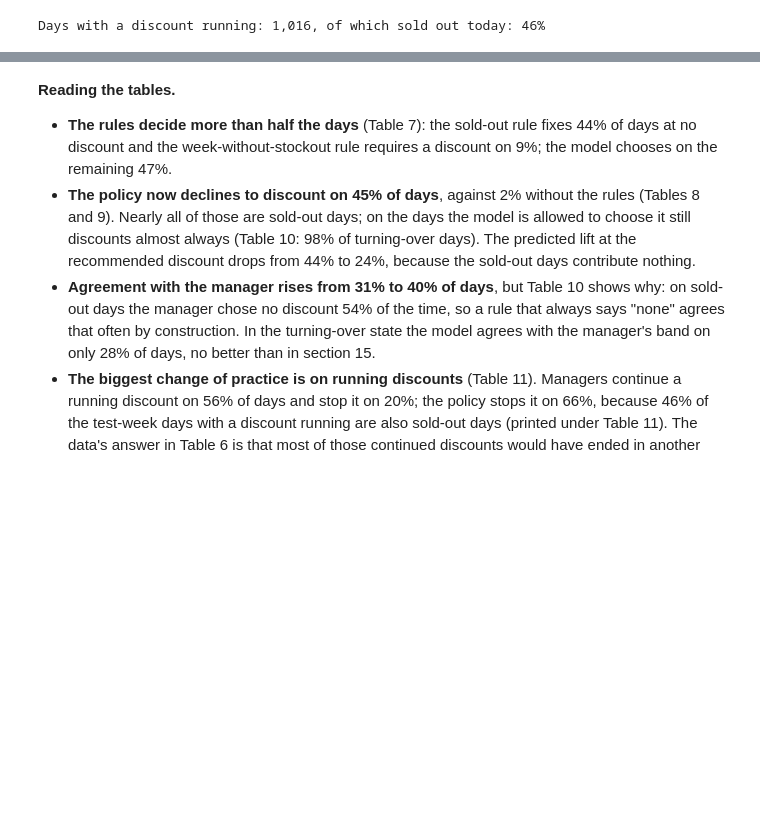
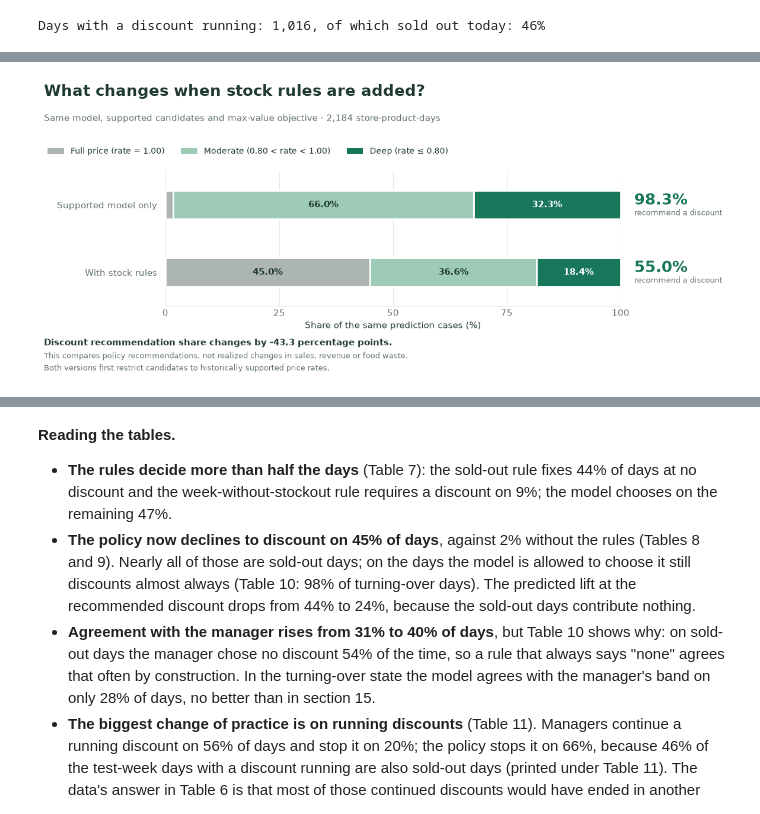
Before and after one commit to Lisayinyy/MAIB_7002, a Jupyter notebook: discount_sales_prediction.ipynb, the cells around one changed output, grey strips where cells are left out. Drawn from its saved outputs; the diff is of its cells as text; code cells hidden in the pictures; blank space fills up the shorter version.

```diff
--- a/discount_sales_prediction.ipynb
+++ b/discount_sales_prediction.ipynb
@@ -1059,0 +1086,8 @@ Days with a discount running: 1,016, of which sold out today: 46%
+# %%
+fig, recommendation_shares = visuals.recommendation_distribution(unguarded, guarded)
+fig.savefig(VISUALS / "recommendation_distribution.png", dpi=180, bbox_inches="tight")
+recommendation_shares.to_csv(VISUALS / "recommendation_distribution.csv", index=False)
+display(fig)
+plt.close(fig)
+# %% [output]
+[figure, added]
```
Also changed, not shown: parts of 7 cells of this notebook, 11 other files.
